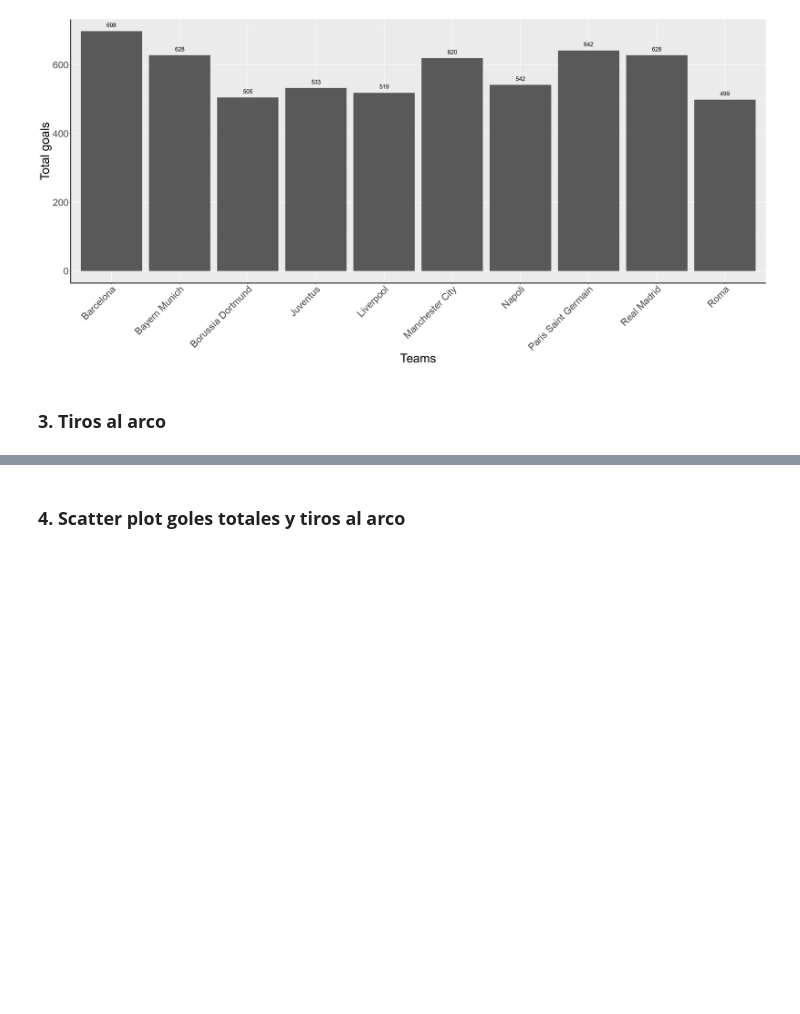
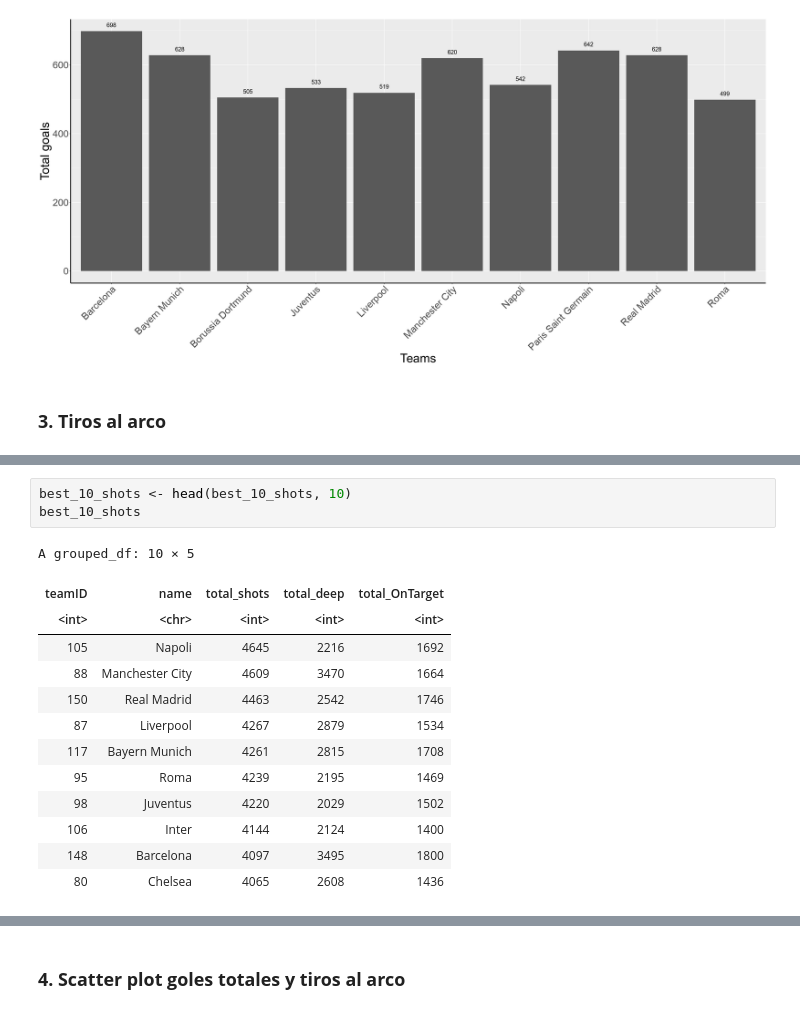
Before and after one commit to PPeitsch/infographics, a Jupyter notebook: 05_football/main.ipynb, the cells around one changed output, grey strips where cells are left out. Cells and saved outputs as stored; diff of their text form; blank space fills up the shorter version.

```diff
--- a/05_football/main.ipynb
+++ b/05_football/main.ipynb
@@ -162,0 +159,17 @@ ggplot(best_10, aes(x=name, y=total_goals)) +
+# %%
+best_10_shots <- head(best_10_shots, 10)
+best_10_shots
+# %% [output]
+A grouped_df: 10 × 5
+| teamID | name | total_shots | total_deep | total_OnTarget |
+| <int> | <chr> | <int> | <int> | <int> |
+| 105 | Napoli | 4645 | 2216 | 1692 |
+| 88 | Manchester City | 4609 | 3470 | 1664 |
+| 150 | Real Madrid | 4463 | 2542 | 1746 |
+| 87 | Liverpool | 4267 | 2879 | 1534 |
+| 117 | Bayern Munich | 4261 | 2815 | 1708 |
+| 95 | Roma | 4239 | 2195 | 1469 |
+| 98 | Juventus | 4220 | 2029 | 1502 |
+| 106 | Inter | 4144 | 2124 | 1400 |
+| 148 | Barcelona | 4097 | 3495 | 1800 |
+| 80 | Chelsea | 4065 | 2608 | 1436 |
```
Also changed, not shown: parts of 9 cells of this notebook.
